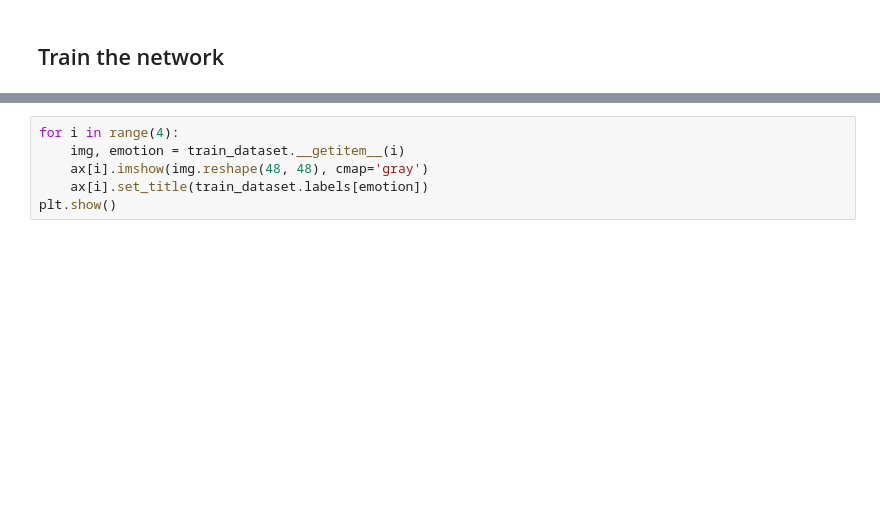
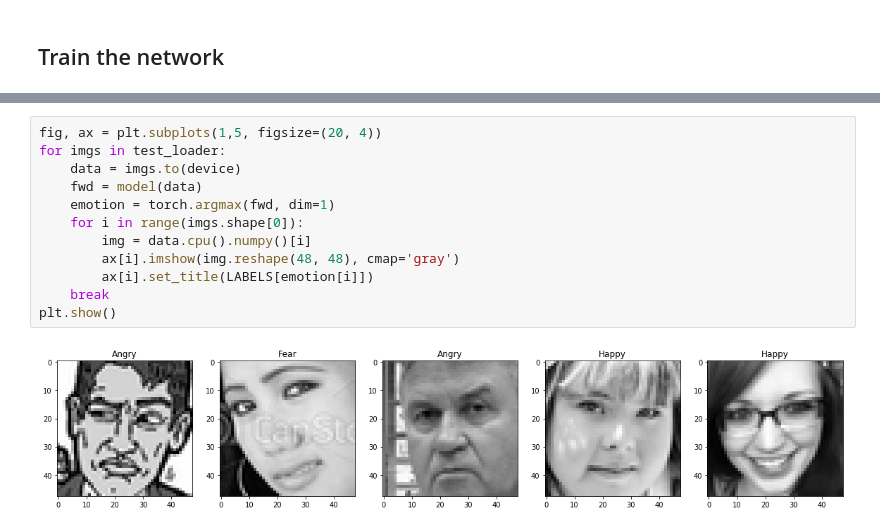
Before and after one commit to SirrahErydya/EmotionalRide, a Jupyter notebook: EmotionDetection/EmotionDetector.ipynb, the cells around one changed output, grey strips where cells are left out. Cells and saved outputs as stored; diff of their text form; blank space fills up the shorter version.

```diff
--- a/EmotionDetection/EmotionDetector.ipynb
+++ b/EmotionDetection/EmotionDetector.ipynb
@@ -78,6 +102,14 @@ KeyboardInterrupt:
 # %%
-for i in range(4):
-    img, emotion = train_dataset.__getitem__(i)
-    ax[i].imshow(img.reshape(48, 48), cmap='gray')
-    ax[i].set_title(train_dataset.labels[emotion])
+fig, ax = plt.subplots(1,5, figsize=(20, 4))
+for imgs in test_loader:
+    data = imgs.to(device)
+    fwd = model(data)
+    emotion = torch.argmax(fwd, dim=1)
+    for i in range(imgs.shape[0]):
+        img = data.cpu().numpy()[i]
+        ax[i].imshow(img.reshape(48, 48), cmap='gray')
+        ax[i].set_title(LABELS[emotion[i]])
+    break
 plt.show()
+# %% [output]
+[figure, added]
```
Also changed, not shown: parts of 5 cells of this notebook.
